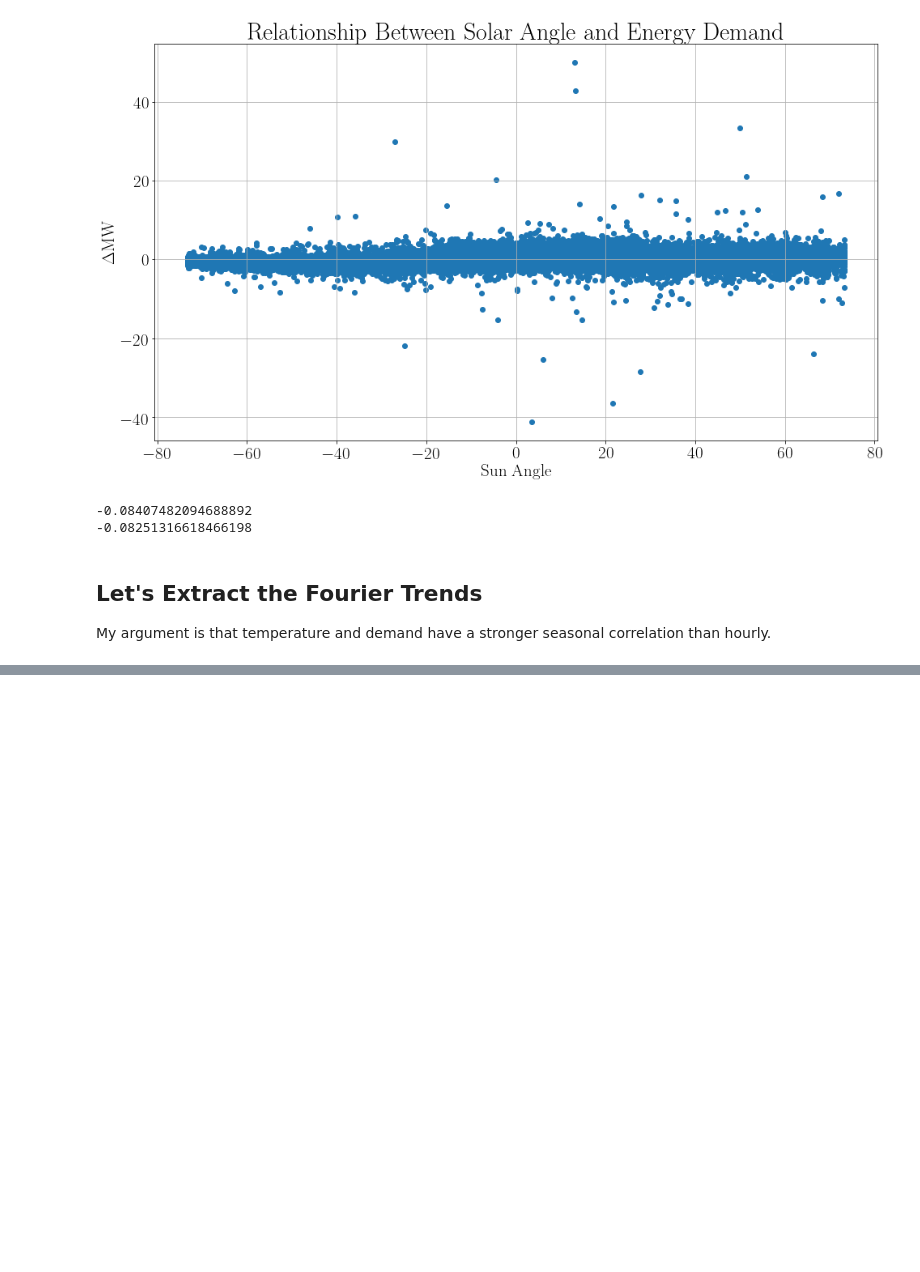
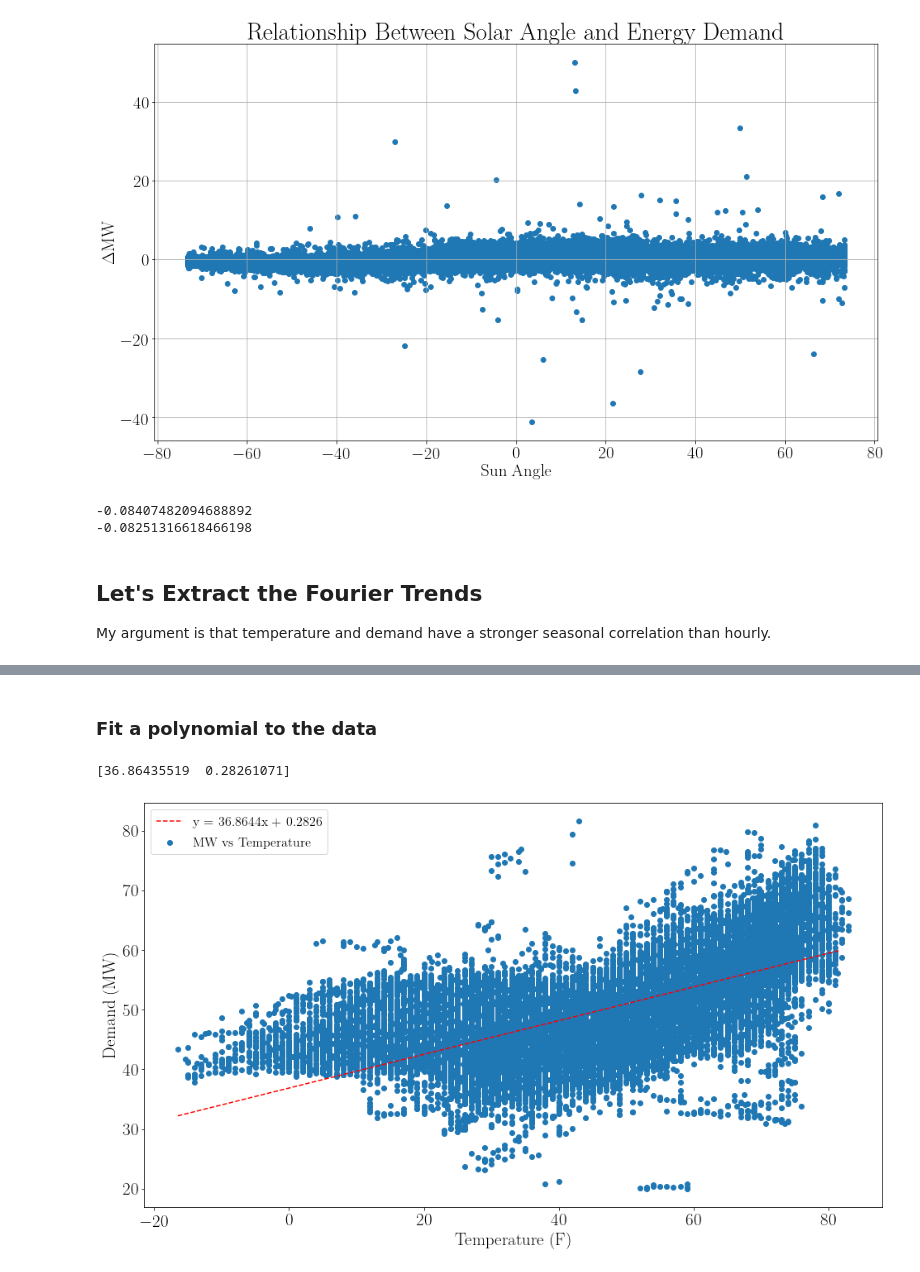
Before and after one commit to samgdotson/CAIRO, a Jupyter notebook: demand_weather_relationship.ipynb, the cells around one changed output, grey strips where cells are left out. Cells and saved outputs as stored; diff of their text form; code cells hidden in the pictures; blank space fills up the shorter version.

```diff
--- a/demand_weather_relationship.ipynb
+++ b/demand_weather_relationship.ipynb
@@ -303,0 +304,5 @@ print(rval_s)
+# %% [markdown]
+### Fit a polynomial to the data
+# %%
+def objective(a, b, x):
+    return a * x + b #* x**2 + c * x**3 + d
@@ -303,0 +311,19 @@ print(rval_s)
+# %%
+x = combined_df.wettemp
+y = combined_df.mw
+
+popt, popt_cov = curve_fit(objective, x, y)
+print(popt)
+a, b  = popt
+# plt.figure(figsize=(12,9))
+plt.scatter(x, y, label='MW vs Temperature')
+# x_line = np.arange(min(x), max(y), 1)
+y_line = objective(x_line, a, b)
+plt.xlabel('Temperature (F)')
+plt.ylabel('Demand (MW)')
+plt.plot(x_line, y_line, '--', color='red', label=f'y = {round(a,4)}x + {round(b,4)}')
+plt.legend()
+plt.show()
+# %% [output]
+[36.86435519  0.28261071]
+[figure, added]
```
Also changed, not shown: parts of 10 cells of this notebook.
